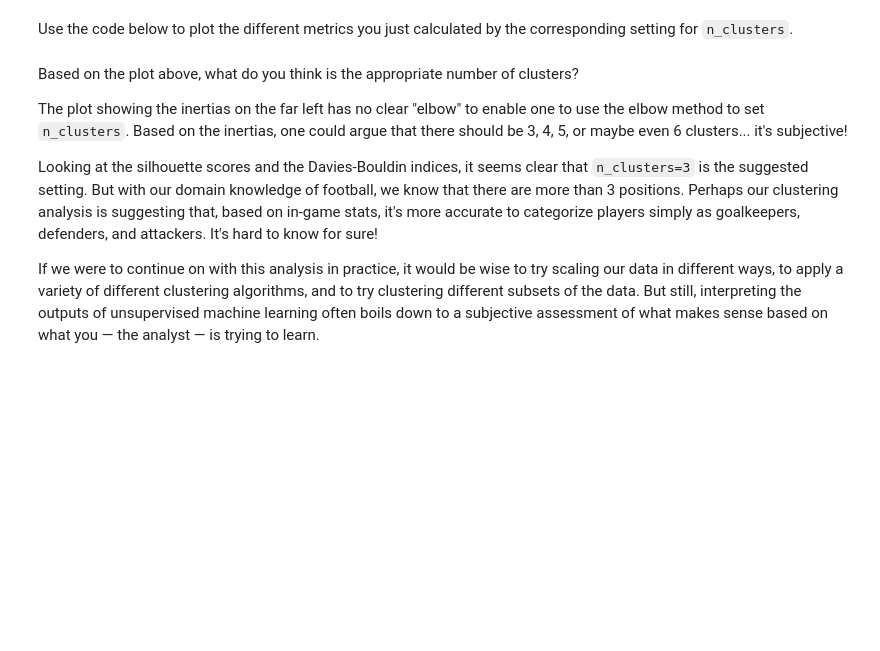
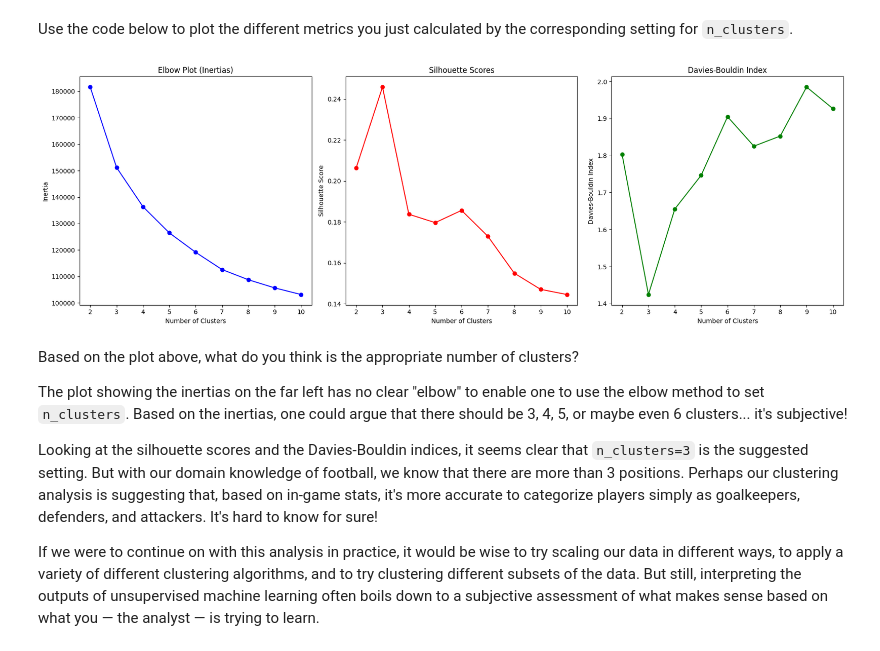
Before and after one commit to BPMRohde/Applied-machine-learning-opgaver, a Jupyter notebook: 07-exercise-clustering.ipynb, the cells around one changed output. Drawn from its saved outputs; the diff is of its cells as text; code cells hidden in the pictures; blank space fills up the shorter version.

```diff
--- a/07-exercise-clustering.ipynb
+++ b/07-exercise-clustering.ipynb
@@ -251,3 +253,5 @@ Initialize the `KMeans` clustering algorithm. Call it `kmeans`, and specify `n_c
 Then, fit `kmeans` to the scaled data, `X_scaled`.
 # %%
 # your code here - apply KMeans clustering
+kmeans = KMeans(n_clusters=4, random_state=42)
+kmeans.fit(X_scaled)
@@ -278,3 +284,10 @@ Write a loop that applies `KMeans` to `X_scaled` with different settings of `n_c
+# %%
+# your code here
+inertias = []
+for n_clusters in range(2, 11):
+    kmeans = KMeans(n_clusters=n_clusters, random_state=42)
+    kmeans.fit(X_scaled)
+    inertias.append(kmeans.inertia_)
 # %% [markdown]
 # <font color='red'>TASK 6</font>
 
@@ -286,3 +297,11 @@ Write a loop that applies `KMeans` to `X_scaled` with different settings of `n_c
+# %%
+# your code here
+silhouettes = []
+for n_clusters in range(2, 11):
+    kmeans = KMeans(n_clusters=n_clusters, random_state=42)
+    kmeans.fit(X_scaled)
+    silhouette_avg = silhouette_score(X_scaled, kmeans.labels_)
+    silhouettes.append(silhouette_avg)
 # %% [markdown]
 # <font color='red'>TASK 7</font>
 
@@ -294,30 +311,41 @@ Write a loop that applies `KMeans` to `X_scaled` with different settings of `n_c
+# %%
+# your code here
+daviesbouldins = []
+for n_clusters in range(2, 11):
+    kmeans = KMeans(n_clusters=n_clusters, random_state=42)
+    kmeans.fit(X_scaled)
+    db_score = davies_bouldin_score(X_scaled, kmeans.labels_)
+    daviesbouldins.append(db_score)
 # %% [markdown]
 Use the code below to plot the different metrics you just calculated by the corresponding setting for `n_clusters`.
 # %%
 # Create a figure with three subplots side by side
 fig, (ax1, ax2, ax3) = plt.subplots(1, 3, figsize=(18, 6))
+cluster_range = range(2, 11)
 
 # Elbow plot for inertias
 ax1.plot(cluster_range, inertias, marker='o', linestyle='-', color='b')
 ax1.set_title('Elbow Plot (Inertias)')
 ax1.set_xlabel('Number of Clusters')
 ax1.set_ylabel('Inertia')
 
 # Silhouette scores plot
 ax2.plot(cluster_range, silhouettes, marker='o', linestyle='-', color='r')
 ax2.set_title('Silhouette Scores')
 ax2.set_xlabel('Number of Clusters')
 ax2.set_ylabel('Silhouette Score')
 
 # Davies-Bouldin Index plot
 ax3.plot(cluster_range, daviesbouldins, marker='o', linestyle='-', color='g')
 ax3.set_title('Davies-Bouldin Index')
 ax3.set_xlabel('Number of Clusters')
 ax3.set_ylabel('Davies-Bouldin Index')
 
 # Show the plot
 plt.tight_layout()
 plt.show()
+# %% [output]
+[figure, added]
 # %% [markdown]
 Based on the plot above, what do you think is the appropriate number of clusters?
 
```
Also changed, not shown: parts of 6 cells of this notebook, 2 other files.
